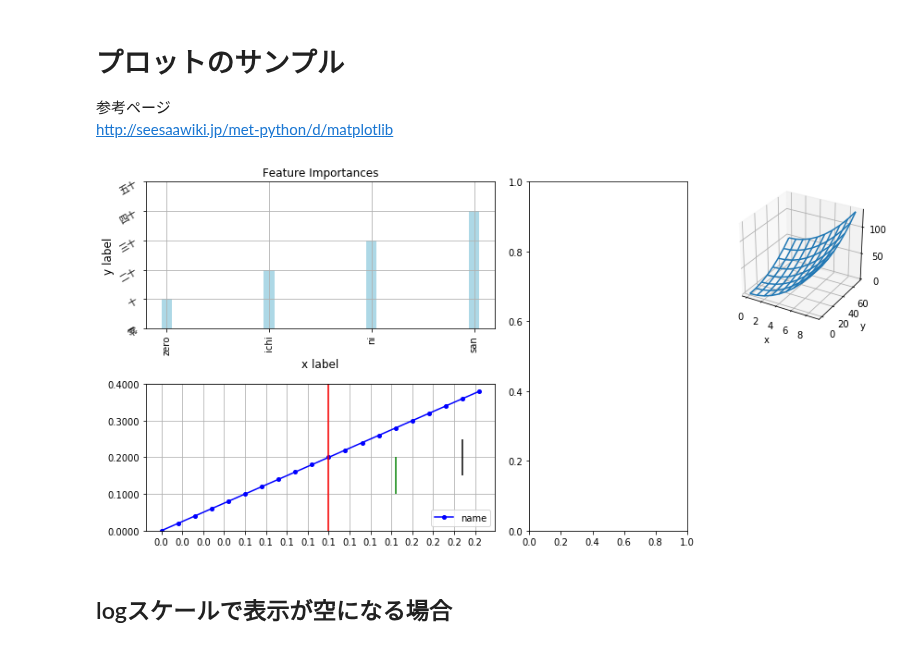
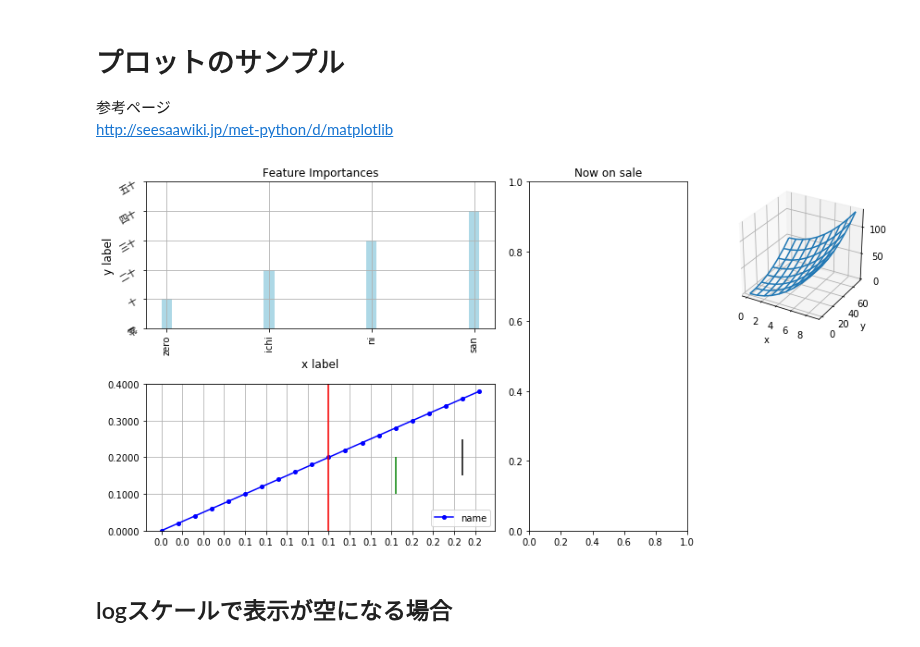
Before and after one commit to t2240013/hello-world, a Jupyter notebook: PythonMemo.ipynb, the cells around one changed output. Cells and saved outputs as stored; diff of their text form; code cells hidden in the pictures.

```diff
--- a/PythonMemo.ipynb
+++ b/PythonMemo.ipynb
@@ -346,34 +346,36 @@ plt.legend(loc='lower right')
 # tick step
 plt.xticks( np.arange(0, 0.2, 0.0125))
 # virtical lines
 plt.axvline( 0.1, color='r')
 plt.vlines( [0.14,0.18], [0.1,0.15], [0.2, 0.25], colors=['g','k']) # ( x, ymin, ymax, ... )
 ax = plt.gca()
 # precision
 ax.xaxis.set_major_formatter( FormatStrFormatter('%0.1f'))
 ax.yaxis.set_major_formatter( FormatStrFormatter('%0.4f'))
 
 ### Figure 3
 plt.subplot(G[:,2])
+plt.title( "Now on sale")
 
 ### Figure 4
 ax = plt.subplot(G[0,3],projection='3d')
 x = np.arange(10)
 y = np.arange(8)
 X,Y = np.meshgrid( x, y )
 ax.plot_wireframe( X,Y, X**2 + Y**2 )
 plt.xticks( x[::2] )
 plt.yticks( y[::2], y[::2]*10)
+#plt.zticks( np.arange(0,300, 50))
 plt.xlabel('x')
 ax.set_ylabel('y')
 ax.set_zlabel('z')
 
 ### After the plot
 plt.tight_layout() # グラフが重ならないようにおまじない
 plt.savefig('plot_sample.png', dpi=300)
 plt.show()
 # %% [output]
-[figure, old version]
+[figure, new version]
 # %%
 %qtconsole
 # %% [markdown]
```
Also changed, not shown: parts of 9 cells of this notebook, 1 other file.
